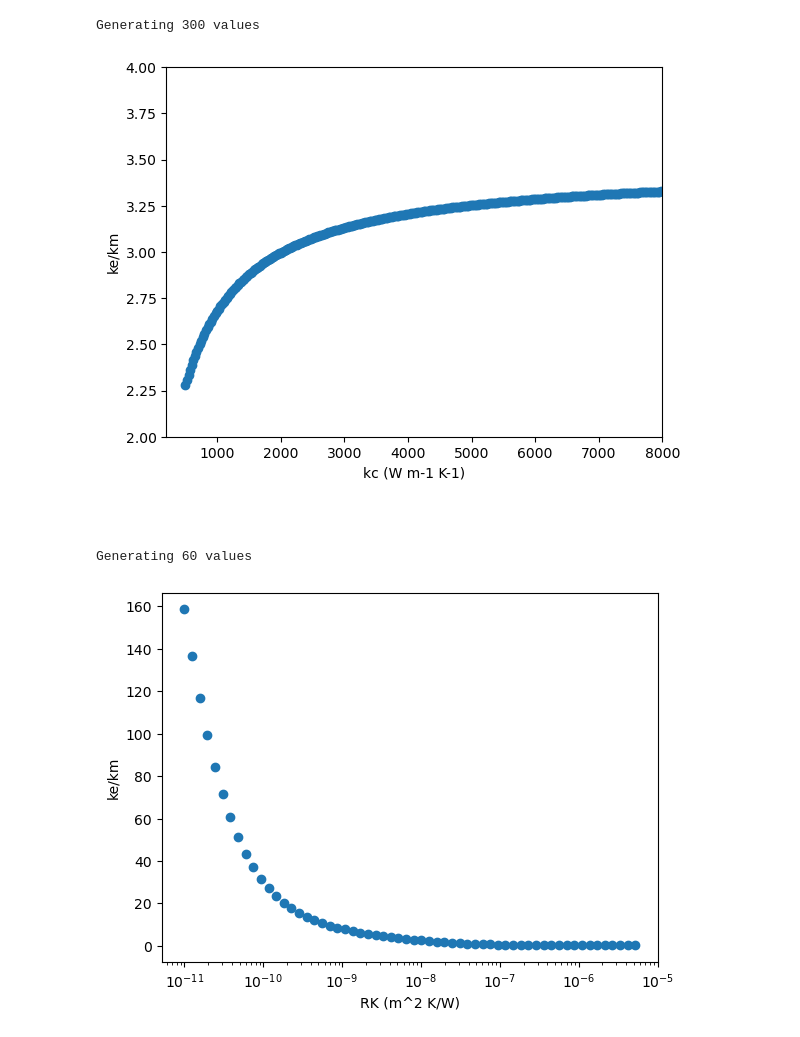
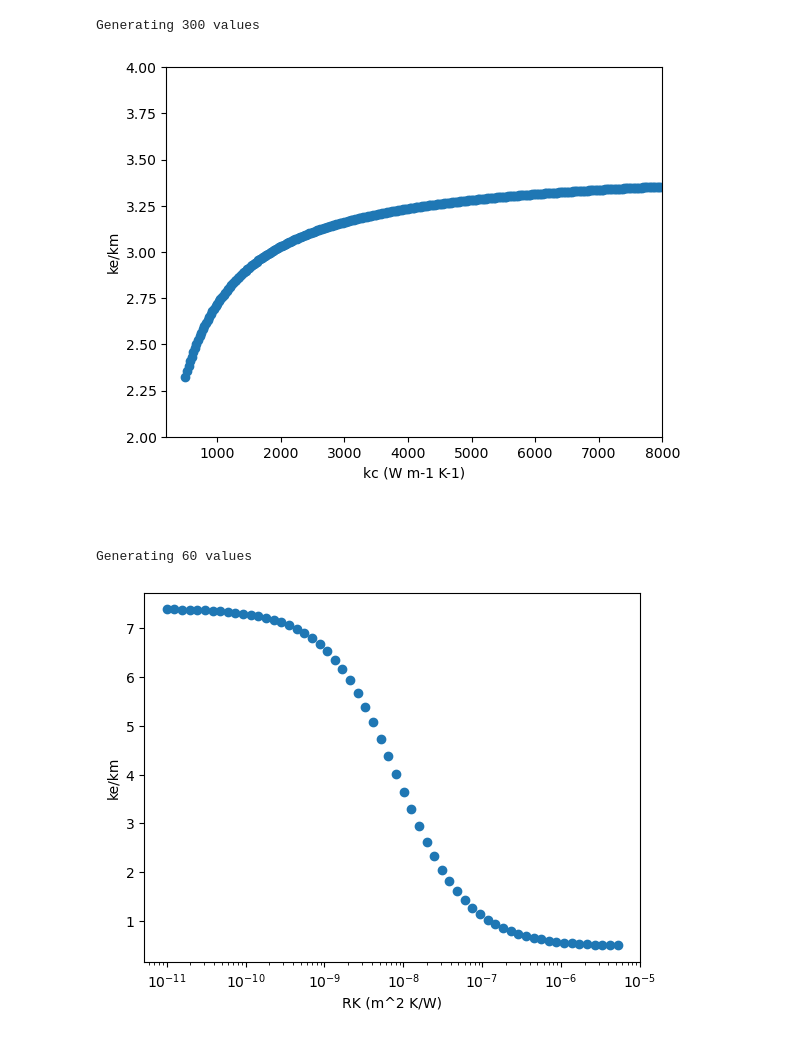
Before and after one commit to danesheppard/CNTCompositeModelling, a Jupyter notebook: nanocomp.ipynb, the cells around one changed output. Drawn from its saved outputs; the diff is of its cells as text; code cells hidden in the pictures.

Commit message:
Fixed error in term 3

```diff
--- a/nanocomp.ipynb
+++ b/nanocomp.ipynb
@@ -120,7 +120,7 @@ def bruteSquad(
         counter += 1
         term1 = 9 * (1 - f) * (testKe - km)/(2*testKe + km)
         term2 = f * (testKe - kcl)/(testKe + 0.14 * (d/L) * (kcl - testKe))
-        term3 = 4 * (testKe - kct)/(2*testKe + (1/2)*(kct - testKe))
+        term3 = f * 4 * (testKe - kct)/(2*testKe + (1/2)*(kct - testKe))
         bestResult = term1 + term2 + term3
         checkRes = round(bestResult/increment)
         if i == 0:
@@ -238,7 +254,7 @@ plt.show()
 # Similarly, for varying kc from 500 to 7000
 kcData = []
 initialKc = 500
-setkm = 0.3
+setkm = 0.5
 kcIncrement = 25
 kcIterations = 300
 kcAxis = np.arange(start = initialKc, step = kcIncrement, stop = (initialKc + kcIncrement*kcIterations))
@@ -258,7 +274,7 @@ plt.ylim(2, 4)
 plt.show()
 # %% [output]
 Generating 300 values
-[figure, old version]
+[figure, new version]
 # %% [markdown]
 ###
 # %%
@@ -266,35 +282,35 @@ Generating 300 values
 RKData = []
 initialRK = 1e-11
 maxRK = 1e-5
-kmForRK = 0.3
+kmForRK = 0.5
 RKIterations = 60
 RKDensity = 1.25
 RKIncrement = 1
 
 RKAxis = []
 
 for n in range(RKIterations):
     # Calculating evenly spaced logarithmic growth using x = a*b^n and dividing by m
     # to control density of the points
     point = initialRK * RKDensity**n
     RKAxis.append(point)
 counter = 0
 
 print(f'Generating {len(RKAxis)} values')
 for RKValue in RKAxis:
     # print(RKValue)
     keResult = calculateKe(RK = RKValue, km = kmForRK)
     # print(keResult)
     # print(keResult/kmForRK)
-    #RKData.append(keResult/kmForRK)
-    RKData.append(keResult)
+    RKData.append(keResult/kmForRK)
+    # RKData.append(keResult)
     counter += 1
 
 plt.scatter(x = RKAxis, y = RKData)
 plt.xlabel('RK (m^2 K/W)')
 plt.ylabel('ke/km')
 plt.xscale('log')
 plt.show()
 # %% [output]
 Generating 60 values
-[figure, old version]
+[figure, new version]
```
Also changed, not shown: parts of 3 cells of this notebook.
